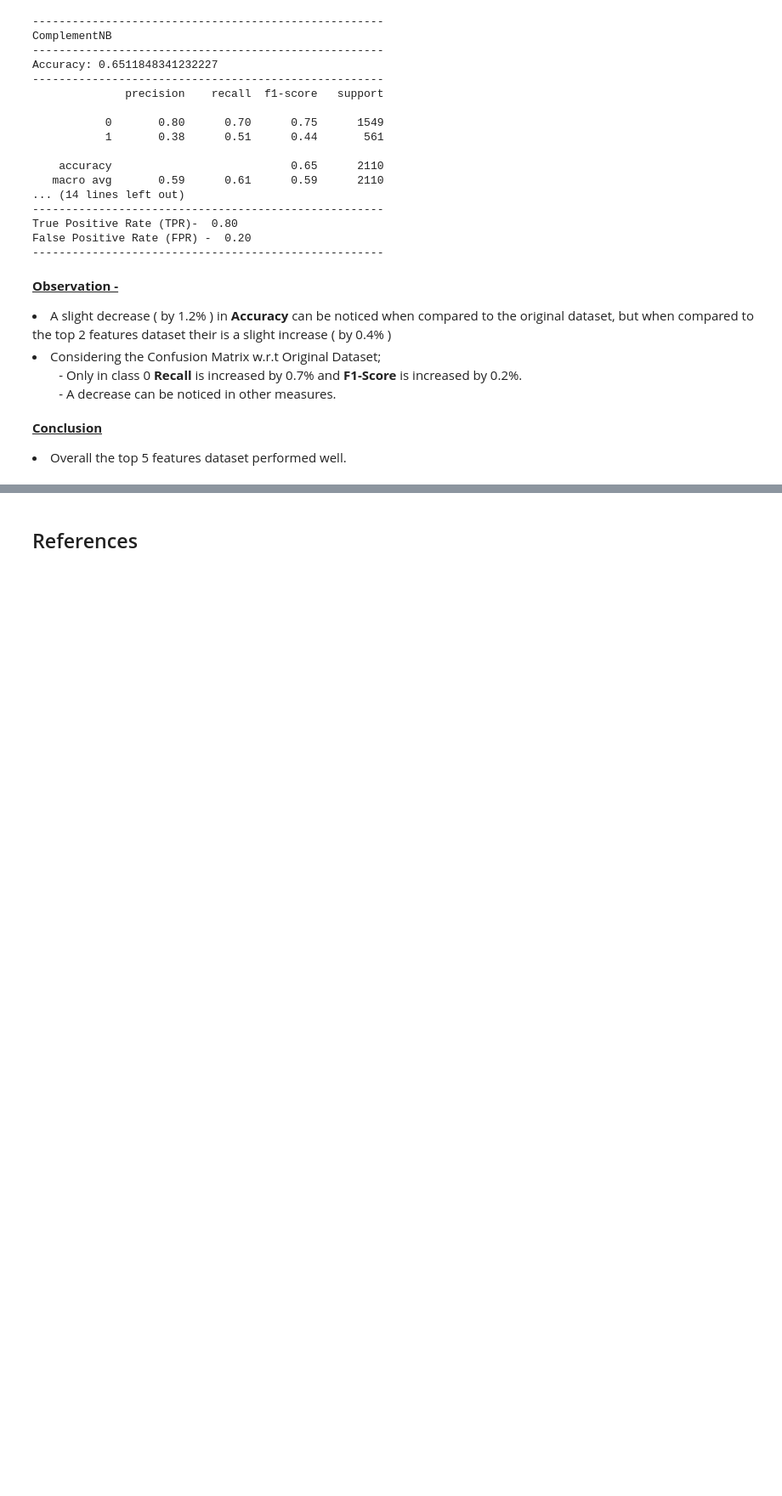
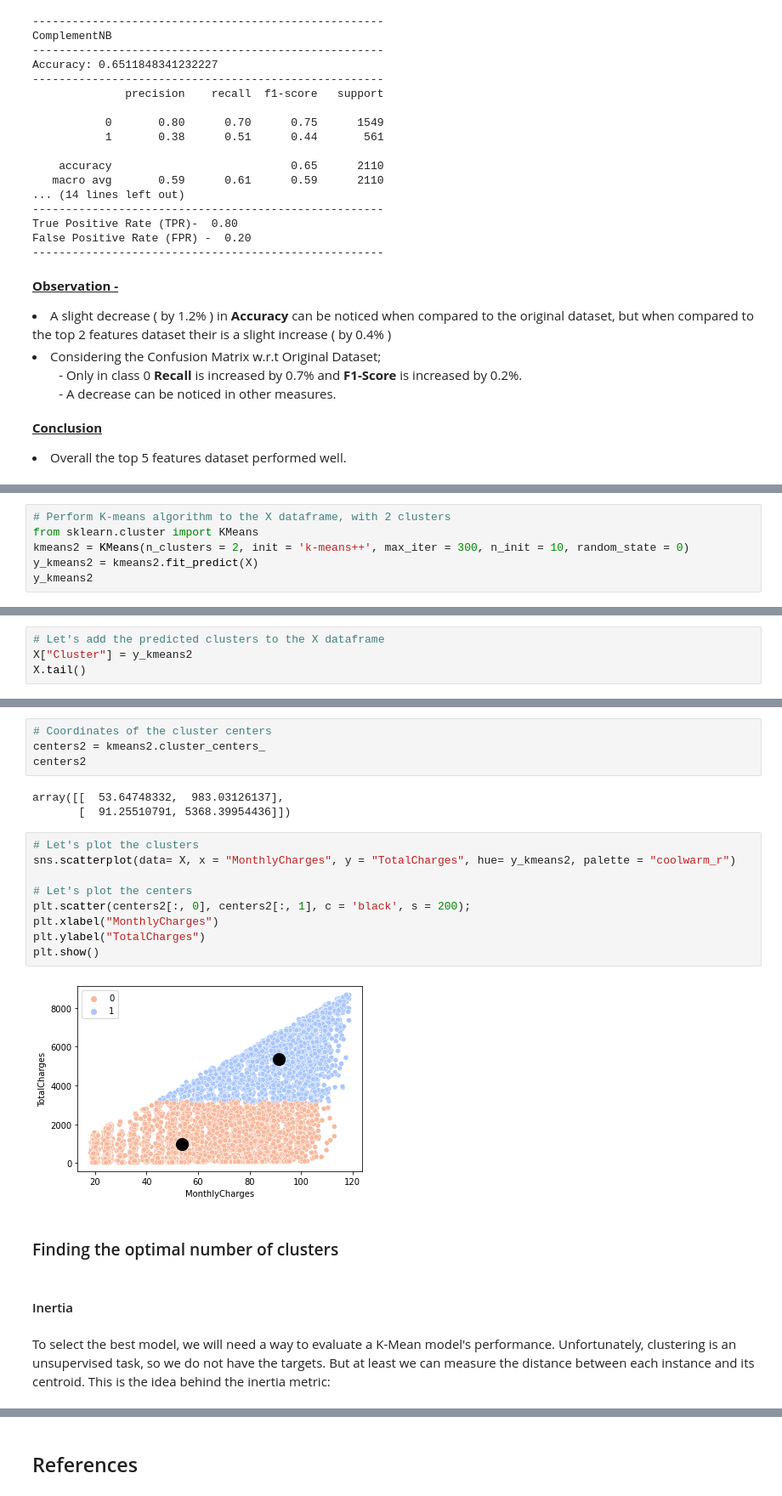
Before and after one commit to KusalkaSilva/Telco-Customer-Churn, a Jupyter notebook: Telco_Customer_Churn.ipynb, the cells around one changed output, grey strips where cells are left out. Shown at 85% size. Cells and saved outputs as stored; diff of their text form; blank space fills up the shorter version.

Commit message:
CW1 Part 2 Clustering Final

```diff
--- a/Telco_Customer_Churn.ipynb
+++ b/Telco_Customer_Churn.ipynb
@@ -1391,0 +1087,6 @@ Comparing with k-means we can see an increase in the accuracy by 1%. Since there
+# %%
+# Perform K-means algorithm to the X dataframe, with 2 clusters
+from sklearn.cluster import KMeans
+kmeans2 = KMeans(n_clusters = 2, init = 'k-means++', max_iter = 300, n_init = 10, random_state = 0)
+y_kmeans2 = kmeans2.fit_predict(X)
+y_kmeans2
@@ -1391,0 +1095,4 @@ Comparing with k-means we can see an increase in the accuracy by 1%. Since there
+# %%
+# Let's add the predicted clusters to the X dataframe
+X["Cluster"] = y_kmeans2
+X.tail()
@@ -1391,0 +1106,24 @@ Comparing with k-means we can see an increase in the accuracy by 1%. Since there
+# %%
+# Coordinates of the cluster centers
+centers2 = kmeans2.cluster_centers_
+centers2
+# %% [output]
+array([[  53.64748332,  983.03126137],
+       [  91.25510791, 5368.39954436]])
+# %%
+# Let's plot the clusters
+sns.scatterplot(data= X, x = "MonthlyCharges", y = "TotalCharges", hue= y_kmeans2, palette = "coolwarm_r")
+
+# Let's plot the centers
+plt.scatter(centers2[:, 0], centers2[:, 1], c = 'black', s = 200);
+plt.xlabel("MonthlyCharges")
+plt.ylabel("TotalCharges")
+plt.show()
+# %% [output]
+[figure, added]
+# %% [markdown]
+### Finding the optimal number of clusters
+# %% [markdown]
+#### Inertia
+# %% [markdown]
+To select the best model, we will need a way to evaluate a K-Mean model's performance. Unfortunately, clustering is an unsupervised task, so we do not have the targets. But at least we can measure the distance between each instance and its centroid. This is the idea behind the inertia metric:
```
Also changed, not shown: parts of 147 cells of this notebook.
